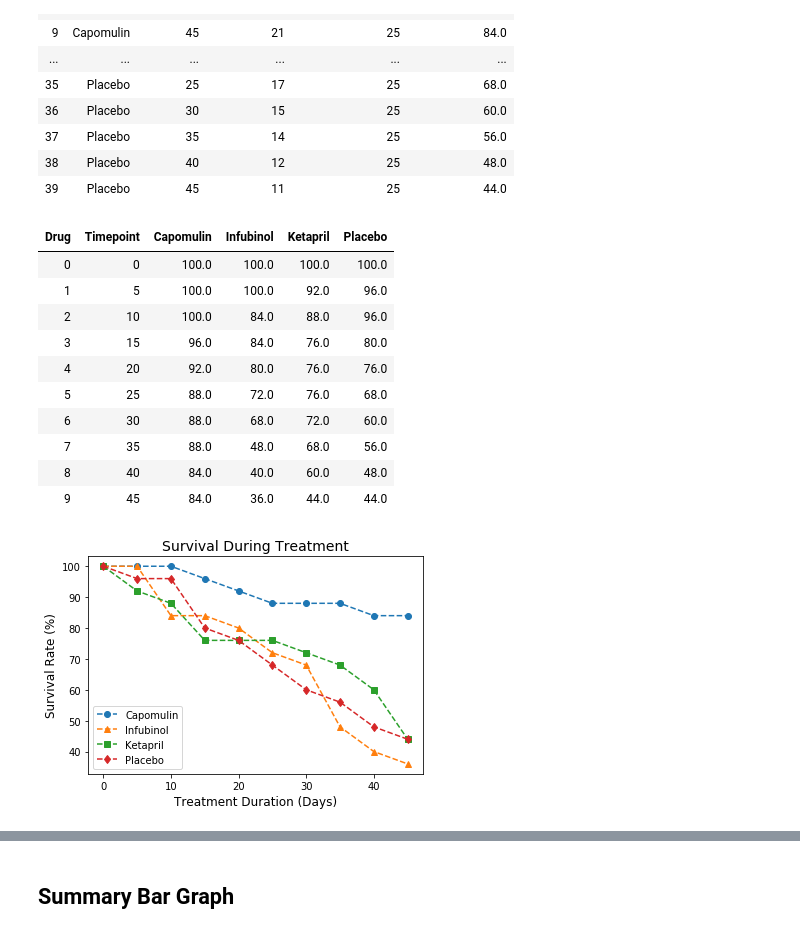
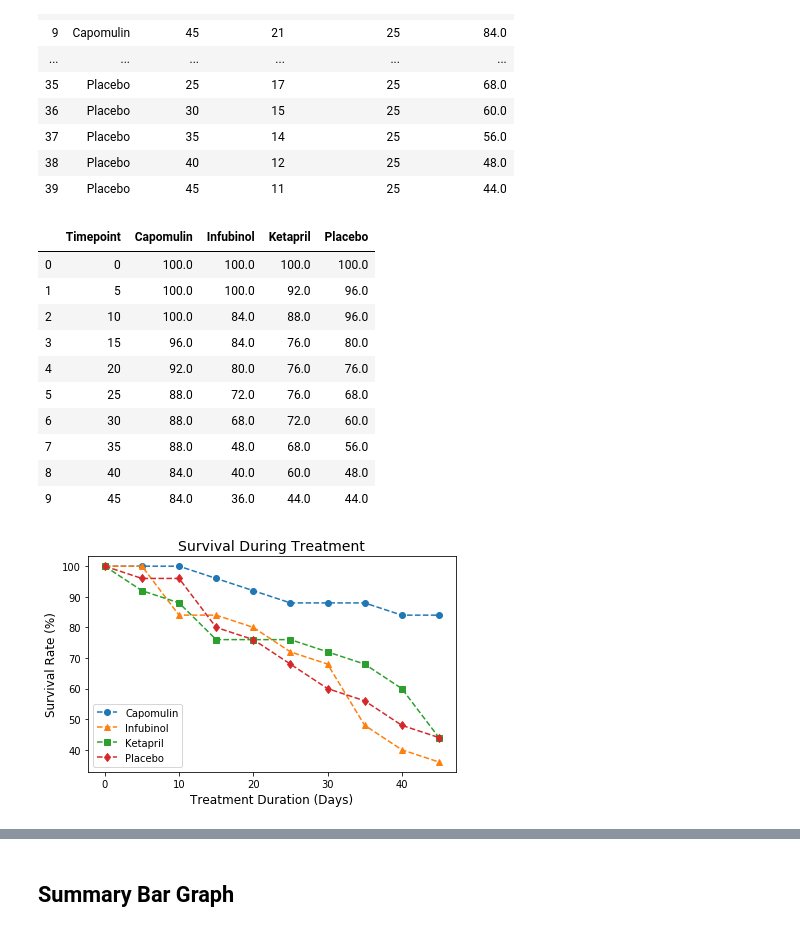
Before and after one commit to gkumar24/DataViz-HW05-Matplotlib, a Jupyter notebook: Pymaceuticals/pymaceuticals.ipynb, the cells around one changed output, grey strips where cells are left out. Cells and saved outputs as stored; diff of their text form; code cells hidden in the pictures.

```diff
--- a/Pymaceuticals/pymaceuticals.ipynb
+++ b/Pymaceuticals/pymaceuticals.ipynb
@@ -159,11 +162,13 @@ df_Mean_TumorVol_ReF
 # %%
 # Minor Data Munging to Re-Format the Data Frames - Standard Error for Tumor Volume
 # Reformating the Standard Error Tumor Volume Dataframe
-df_SE_TumorVol_ReF = df_SE_TumorVol_DgTp.pivot(index ='Timepoint', columns ='Drug')
+df_SE_TumorVol_ReF = df_SE_TumorVol_DgTp.pivot(index ='Timepoint', columns ='Drug', values="SE Tumor Vol (mm3)")
 
 # Preview that Reformatting worked
-df_SE_TumorVol_ReF =  df_SE_TumorVol_ReF["SE Tumor Vol (mm3)"]
+#Reset Index
 df_SE_TumorVol_ReF.reset_index(inplace=True)
-df_SE_TumorVol_ReF = df_SE_TumorVol_ReF.rename(columns={"Drug": "Index"})
+
+#Remove Multilevel indexs
+df_SE_TumorVol_ReF.columns = list(map("".join, df_SE_TumorVol_ReF.columns))
 df_SE_TumorVol_ReF
 # %% [output]
@@ -286,10 +284,12 @@ df_SE_Meta_DgTp
 # %%
 # Minor Data Munging to Re-Format the Data Frames - Mean for Metastatic Site
 # Reformating the Mean Metastatic Site Dataframe
-df_Mean_Meta_ReF = df_Mean_Meta_DgTp.pivot(index ='Timepoint', columns ='Drug')
+df_Mean_Meta_ReF = df_Mean_Meta_DgTp.pivot(index ='Timepoint', columns ='Drug', values="Mean Metastatic Sites")
 
 # Preview that Reformatting worked
-df_Mean_Meta_ReF =  df_Mean_Meta_ReF["Mean Metastatic Sites"]
 df_Mean_Meta_ReF.reset_index(inplace=True)
+
+#Remove Multilevel indexs
+df_Mean_Meta_ReF.columns = list(map("".join, df_Mean_Meta_ReF.columns))
 df_Mean_Meta_ReF
 # %% [output]
@@ -307,11 +307,12 @@ df_Mean_Meta_ReF
 # %%
 # Minor Data Munging to Re-Format the Data Frames - Standard Error for Metastatic Site
 # Reformating the Standard Error Metastatic Site Dataframe
-df_SE_Meta_ReF = df_SE_Meta_DgTp.pivot(index ='Timepoint', columns ='Drug')
+df_SE_Meta_ReF = df_SE_Meta_DgTp.pivot(index ='Timepoint', columns ='Drug', values="SE Metastatic Sites")
 
 # Preview that Reformatting worked
-df_SE_Meta_ReF =  df_SE_Meta_ReF["SE Metastatic Sites"]
 df_SE_Meta_ReF.reset_index(inplace=True)
-df_SE_Meta_ReF = df_SE_Meta_ReF.rename(columns={"Drug": "Index"})
+
+#Remove Multilevel indexs
+df_SE_Meta_ReF.columns = list(map("".join, df_SE_Meta_ReF.columns))
 df_SE_Meta_ReF
 # %% [output]
@@ -422,14 +430,19 @@ df_Survival_DgTp
 # %%
 # Minor Data Munging to Re-Format the Data Frames - Mouse Count
 # Reformating the Mouse Count Dataframe
-df_Survival_ReF = df_Survival_DgTp.pivot(index ='Timepoint', columns ='Drug')
+df_Survival_ReF = df_Survival_DgTp.pivot(index ='Timepoint', columns ='Drug', \
+                                         values="Mouse Count Pct")
 
 # Preview that Reformatting worked
-df_Survival_ReF = df_Survival_ReF["Mouse Count Pct"]
 df_Survival_ReF.reset_index(inplace=True)
+
+#Remove Multilevel indexs
+column_name = list(map("".join, df_Survival_ReF.columns))
+# column_name = [x.replace("Mouse Count","MC ") for x in column_name]
+df_Survival_ReF.columns = column_name
 df_Survival_ReF
 # %% [output]
-| Drug | Timepoint | Capomulin | Infubinol | Ketapril | Placebo |
+|  | Timepoint | Capomulin | Infubinol | Ketapril | Placebo |
 | 0 | 0 | 100.0 | 100.0 | 100.0 | 100.0 |
 | 1 | 5 | 100.0 | 100.0 | 92.0 | 96.0 |
 | 2 | 10 | 100.0 | 84.0 | 88.0 | 96.0 |
@@ -443,29 +456,32 @@ df_Survival_ReF
 # %%
 # Generate the Plot (Accounting for percentages)
 fig, ax = plt.subplots()
 i=0
 for drug in drug_list:
 
     ax.plot(df_Survival_ReF["Timepoint"], \
                 df_Survival_ReF[drug], \
                 label=drug, marker=graph_markers[i], linestyle='--')
     i=i+1
 
 #Legend: Place it for best fit
 ax.legend(loc='best', frameon=True)
 
 #Title, X and Y axis labels
 ax.set_title('Survival During Treatment', fontsize=14)
 ax.set_xlabel('Treatment Duration (Days)', fontsize=12)
 ax.set_ylabel('Survival Rate (%)', fontsize=12)
 
+# Fit Layout
+fig.tight_layout()
+
 # Save the Figure
 fig.savefig("Images/Survival_Rate_During_Treatment.png")
 
 # Show the Figure
 plt.show()
 # %% [output]
-[figure, old version]
+[figure, new version]
 # %% [markdown]
 ![Metastatic Spread During Treatment](../Images/survival.png)
 # %% [markdown]
```
Also changed, not shown: parts of 17 cells of this notebook, 4 other files.
